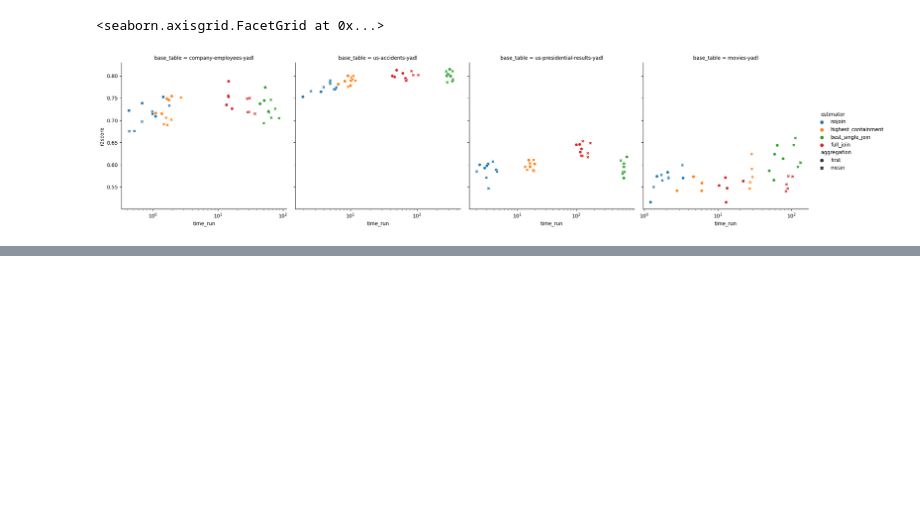
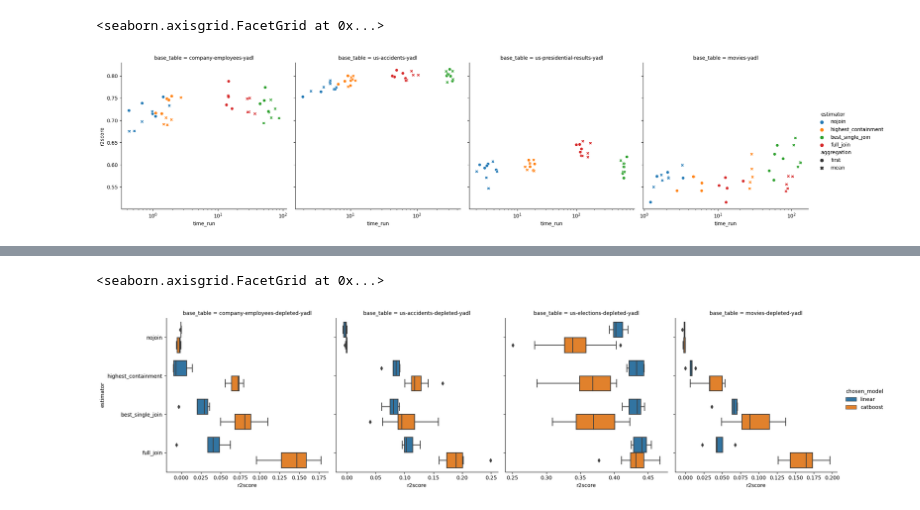
Before and after one commit to rcap107/retrieve-merge-predict, a Jupyter notebook: notebooks/Study results.ipynb, the cells around one changed output, grey strips where cells are left out. Drawn from its saved outputs; the diff is of its cells as text; code cells hidden in the pictures; blank space fills up the shorter version.

```diff
--- a/notebooks/Study results.ipynb
+++ b/notebooks/Study results.ipynb
@@ -137,0 +165,5 @@ sns.relplot(data=df_raw.to_pandas(), x="time_run", y="r2score", style="aggregati
+# %%
+sns.catplot(data=df_concat.to_pandas(), x="r2score", y="estimator", hue="chosen_model", kind="box", col="base_table",sharex=False )
+# %% [output]
+<seaborn.axisgrid.FacetGrid at 0x...>
+[figure, added]
```
Also changed, not shown: parts of 12 cells of this notebook.
